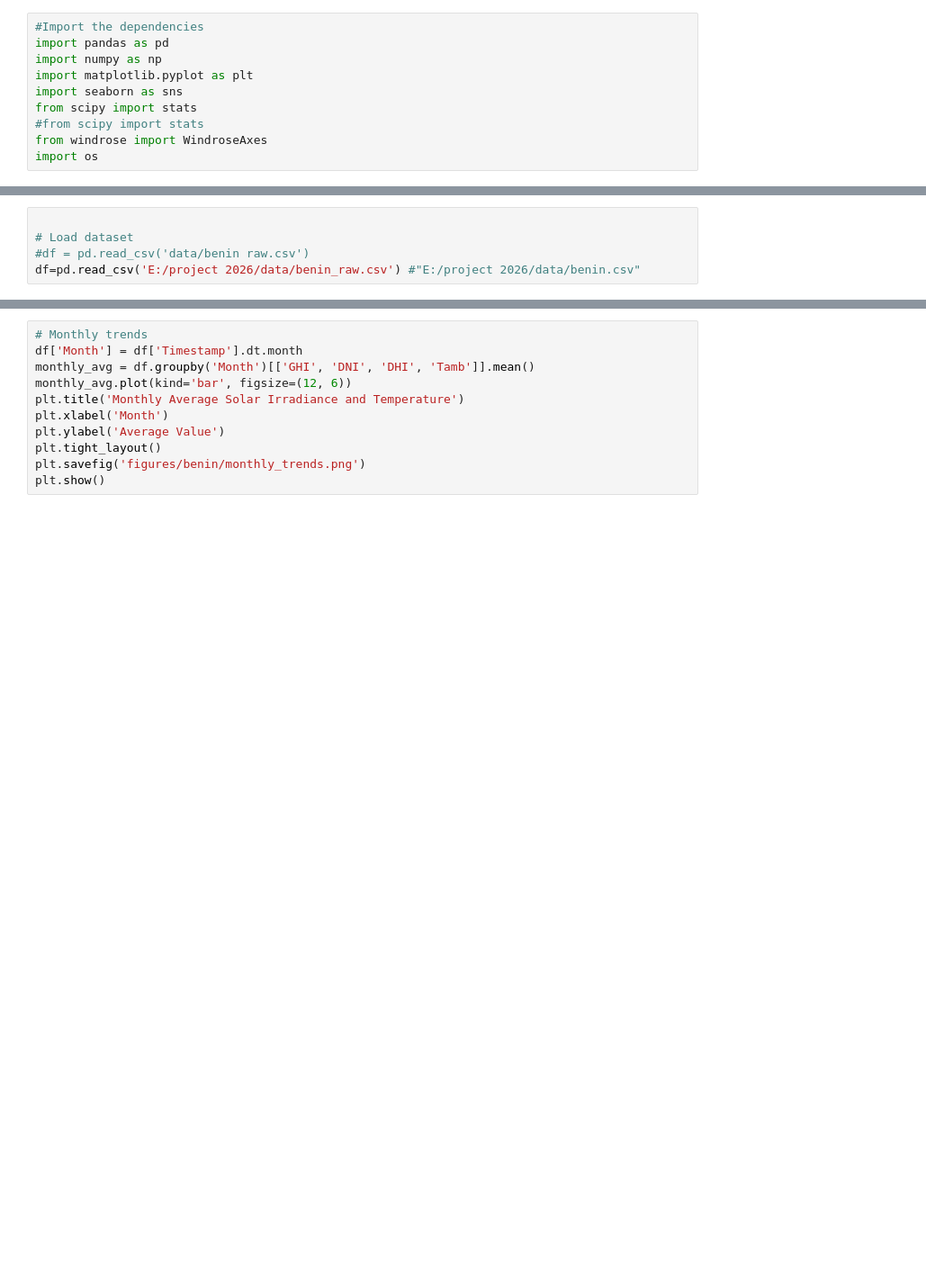
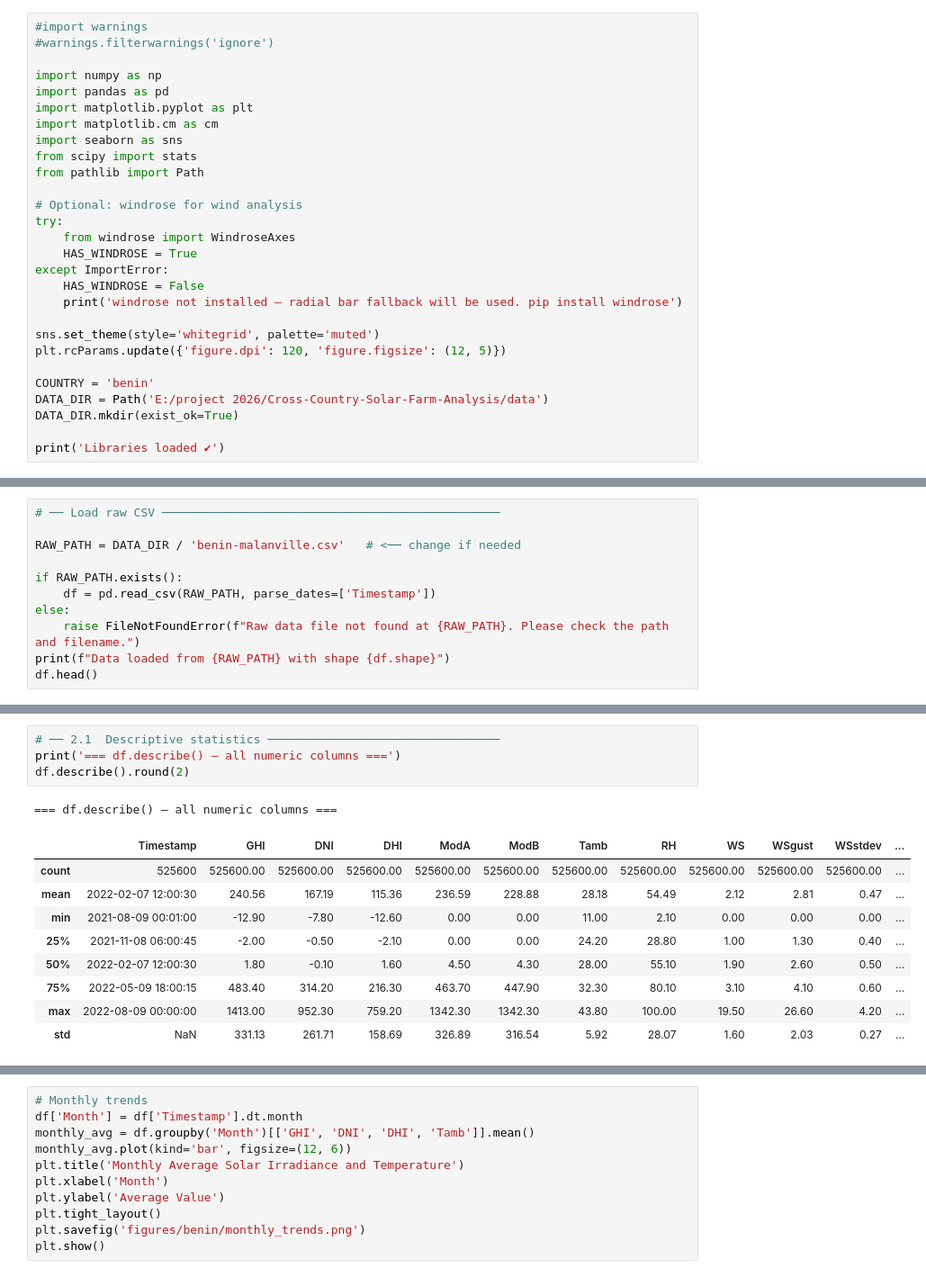
Before and after one commit to nanecha/Cross-Country-Solar-Farm-Analysis, a Jupyter notebook: notebooks/benin_eda.ipynb, the cells around one changed output, grey strips where cells are left out. Shown at 90% size. Drawn from its saved outputs; the diff is of its cells as text; blank space fills up the shorter version.

```diff
--- a/notebooks/benin_eda.ipynb
+++ b/notebooks/benin_eda.ipynb
@@ -1,10 +30,28 @@
 # %%
-#Import the dependencies
+#import warnings
+#warnings.filterwarnings('ignore')
+
+import numpy as np
 import pandas as pd
-import numpy as np
 import matplotlib.pyplot as plt
+import matplotlib.cm as cm
 import seaborn as sns
 from scipy import stats
-#from scipy import stats
-from windrose import WindroseAxes
-import os
+from pathlib import Path
+
+# Optional: windrose for wind analysis
+try:
+    from windrose import WindroseAxes
+    HAS_WINDROSE = True
+except ImportError:
+    HAS_WINDROSE = False
+    print('windrose not installed — radial bar fallback will be used. pip install windrose')
+
+sns.set_theme(style='whitegrid', palette='muted')
+plt.rcParams.update({'figure.dpi': 120, 'figure.figsize': (12, 5)})
+
+COUNTRY = 'benin'
+DATA_DIR = Path('E:/project 2026/Cross-Country-Solar-Farm-Analysis/data')
+DATA_DIR.mkdir(exist_ok=True)
+
+print('Libraries loaded ✔')
@@ -11,5 +62,11 @@ import os
 # %%
+# ── Load raw CSV ────────────────────────────────────────────────
 
-# Load dataset
-#df = pd.read_csv('data/benin raw.csv')
-df=pd.read_csv('E:/project 2026/data/benin_raw.csv') #"E:/project 2026/data/benin.csv"
+RAW_PATH = DATA_DIR / 'benin-malanville.csv'   # <── change if needed
+
+if RAW_PATH.exists():
+    df = pd.read_csv(RAW_PATH, parse_dates=['Timestamp'])
+else:
+    raise FileNotFoundError(f"Raw data file not found at {RAW_PATH}. Please check the path and filename.")
+print(f"Data loaded from {RAW_PATH} with shape {df.shape}")
+df.head()
@@ -25,0 +83,15 @@ df.head()
+# %%
+# ── 2.1  Descriptive statistics ─────────────────────────────────
+print('=== df.describe() — all numeric columns ===')
+df.describe().round(2)
+# %% [output]
+=== df.describe() — all numeric columns ===
+|  | Timestamp | GHI | DNI | DHI | ModA | ModB | Tamb | RH | WS | WSgust | WSstdev | ... |
+| count | 525600 | 525600.00 | 525600.00 | 525600.00 | 525600.00 | 525600.00 | 525600.00 | 525600.00 | 525600.00 | 525600.00 | 525600.00 | ... |
+| mean | 2022-02-07 12:00:30 | 240.56 | 167.19 | 115.36 | 236.59 | 228.88 | 28.18 | 54.49 | 2.12 | 2.81 | 0.47 | ... |
+| min | 2021-08-09 00:01:00 | -12.90 | -7.80 | -12.60 | 0.00 | 0.00 | 11.00 | 2.10 | 0.00 | 0.00 | 0.00 | ... |
+| 25% | 2021-11-08 06:00:45 | -2.00 | -0.50 | -2.10 | 0.00 | 0.00 | 24.20 | 28.80 | 1.00 | 1.30 | 0.40 | ... |
+| 50% | 2022-02-07 12:00:30 | 1.80 | -0.10 | 1.60 | 4.50 | 4.30 | 28.00 | 55.10 | 1.90 | 2.60 | 0.50 | ... |
+| 75% | 2022-05-09 18:00:15 | 483.40 | 314.20 | 216.30 | 463.70 | 447.90 | 32.30 | 80.10 | 3.10 | 4.10 | 0.60 | ... |
+| max | 2022-08-09 00:00:00 | 1413.00 | 952.30 | 759.20 | 1342.30 | 1342.30 | 43.80 | 100.00 | 19.50 | 26.60 | 4.20 | ... |
+| std | NaN | 331.13 | 261.71 | 158.69 | 326.89 | 316.54 | 5.92 | 28.07 | 1.60 | 2.03 | 0.27 | ... |
```
Also changed, not shown: parts of 20 cells of this notebook.
